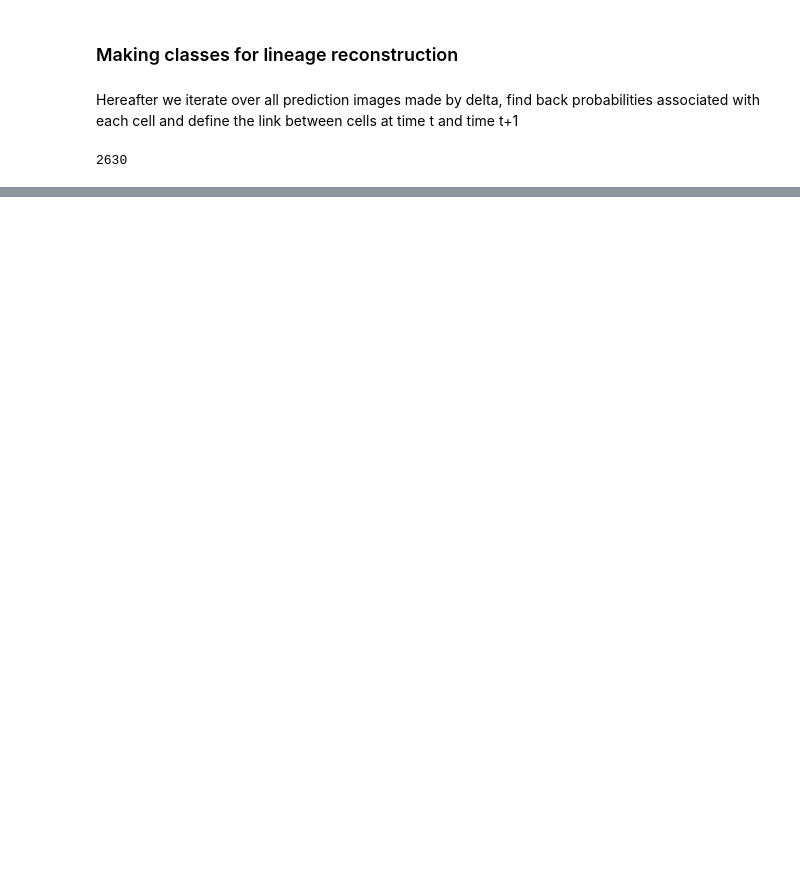
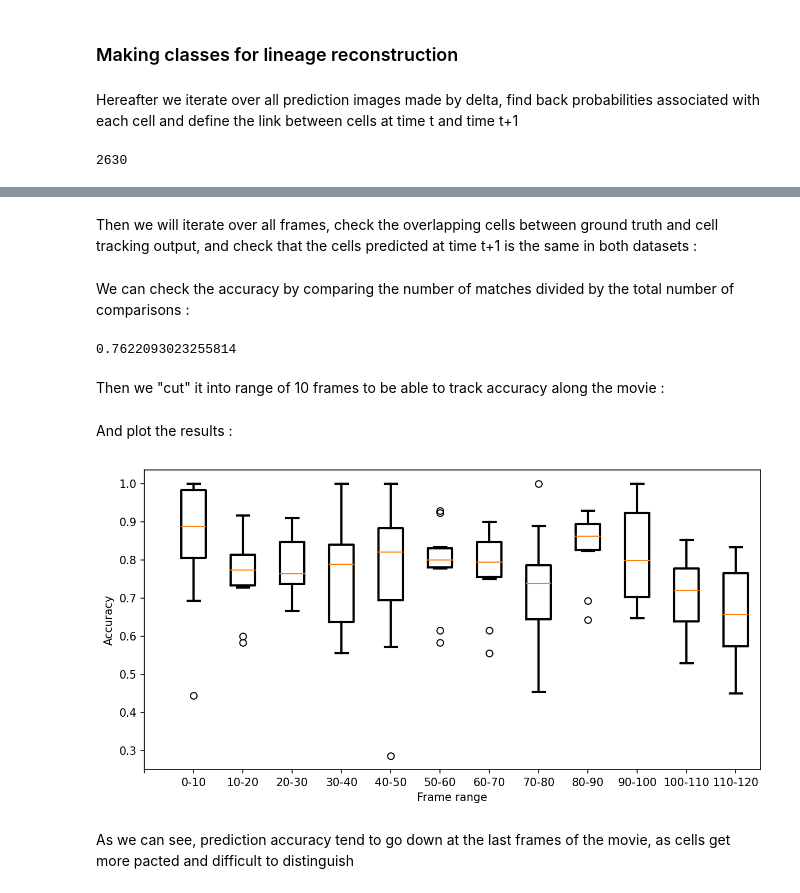
Before and after one commit to jmontavon/MLproject2, a Jupyter notebook: PROJECT_proc_cell_track.ipynb, the cells around one changed output, grey strips where cells are left out. Drawn from its saved outputs; the diff is of its cells as text; code cells hidden in the pictures; blank space fills up the shorter version.

```diff
--- a/PROJECT_proc_cell_track.ipynb
+++ b/PROJECT_proc_cell_track.ipynb
@@ -387,0 +310,62 @@ fig.add_trace(go.Scatter(x=Xn,
+# %%
+track_gt_file = 'data/ground_truth/tracking/tracking_ground_truth_0_512_0_512.tiff'
+_, track_gt_l = cv2.imreadmulti(track_gt_file, [], cv2.IMREAD_ANYDEPTH)
+track_gt = np.zeros((125,300,300))
+for i in range(len(track_gt_l)):
+    track_gt[i] = reindex_cell_labels(track_gt_l[i][0:300,0:300])
+# %% [markdown]
+Then we will iterate over all frames, check the overlapping cells between ground truth and cell tracking output, and check that the cells predicted at time t+1 is the same in both datasets :
+# %%
+match_list = [] ; total_list = []
+match = 0 ; total = 0
+for f in range(124):
+    # We load predictions and ground truth at time t and t+1
+    track_pred = cell_track_pred[f].copy()
+    track_pred_p1 = cell_track_pred[f+1].copy()
+    track_true = track_gt[f].copy()
+    track_true_p1 = track_gt[f+1].copy()
+
+    # initialize lists
+    match_list.append(0) ; total_list.append(0)
+    # iterate over unique labels in ground truth
+    true_labels = np.unique(track_true)
+    for l in true_labels:
+        true_lab = true_labels[int(l)]
+        # check if label is present in next frame for ground truth
+        if np.sum(track_true_p1 == true_lab) > 0:
+            # labels overlapping between pred and true tracks with pixel counts
+            res_overlap = np.unique(track_pred[track_true == true_lab], return_counts=True)
+            res_overlap = np.unique(track_pred[track_true == np.unique(track_true)[int(l)]], return_counts=True)
+            overlap_labs = res_overlap[0][np.argsort(-res_overlap[1])]
+            best_match = overlap_labs[0]
+            for o in overlap_labs:
+                # Check if matched label also overlap at t+1
+                if o in np.unique(track_pred_p1[track_true_p1 == true_lab], return_counts=True)[0]:
+                    match_list[f] += 1 ; match+=1
+                total_list[f] += 1 ; total+=1
+# %% [markdown]
+We can check the accuracy by comparing the number of matches divided by the total number of comparisons :
+# %%
+overall_accuracy = match / total
+overall_accuracy
+# %% [output]
+0.7622093023255814
+# %% [markdown]
+Then we "cut" it into range of 10 frames to be able to track accuracy along the movie :
+# %%
+range_acc = []
+for i in range(12):
+    range_acc.append(np.array(match_list)[i*10:i*10+10] / np.array(total_list)[i*10:i*10+10])
+# %% [markdown]
+And plot the results :
+# %%
+plt.figure(figsize=(10,5),dpi=150)
+plt.boxplot(range_acc, boxprops={"linewidth":  2.0},whiskerprops={"linewidth":  2.0}, capprops={"linewidth": 2.0})
+plt.xticks([0,1,2,3,4,5,6,7,8,9,10,11,12],
+           ['','0-10','10-20','20-30','30-40','40-50','50-60','60-70','70-80','80-90','90-100','100-110','110-120'])
+plt.ylabel('Accuracy') ; plt.xlabel('Frame range')
+plt.show()
+# %% [output]
+[figure, added]
+# %% [markdown]
+As we can see, prediction accuracy tend to go down at the last frames of the movie, as cells get more pacted and difficult to distinguish
```
Also changed, not shown: parts of 22 cells of this notebook, 4 other files.
